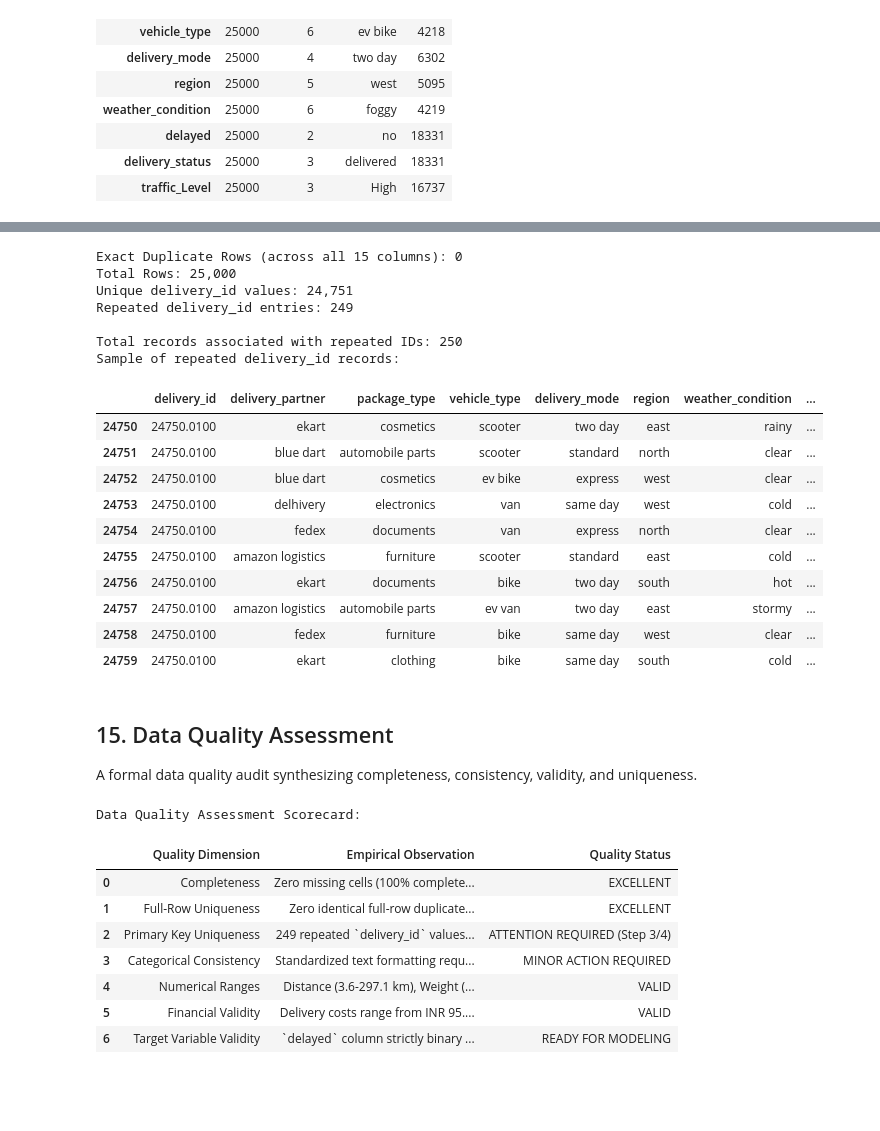
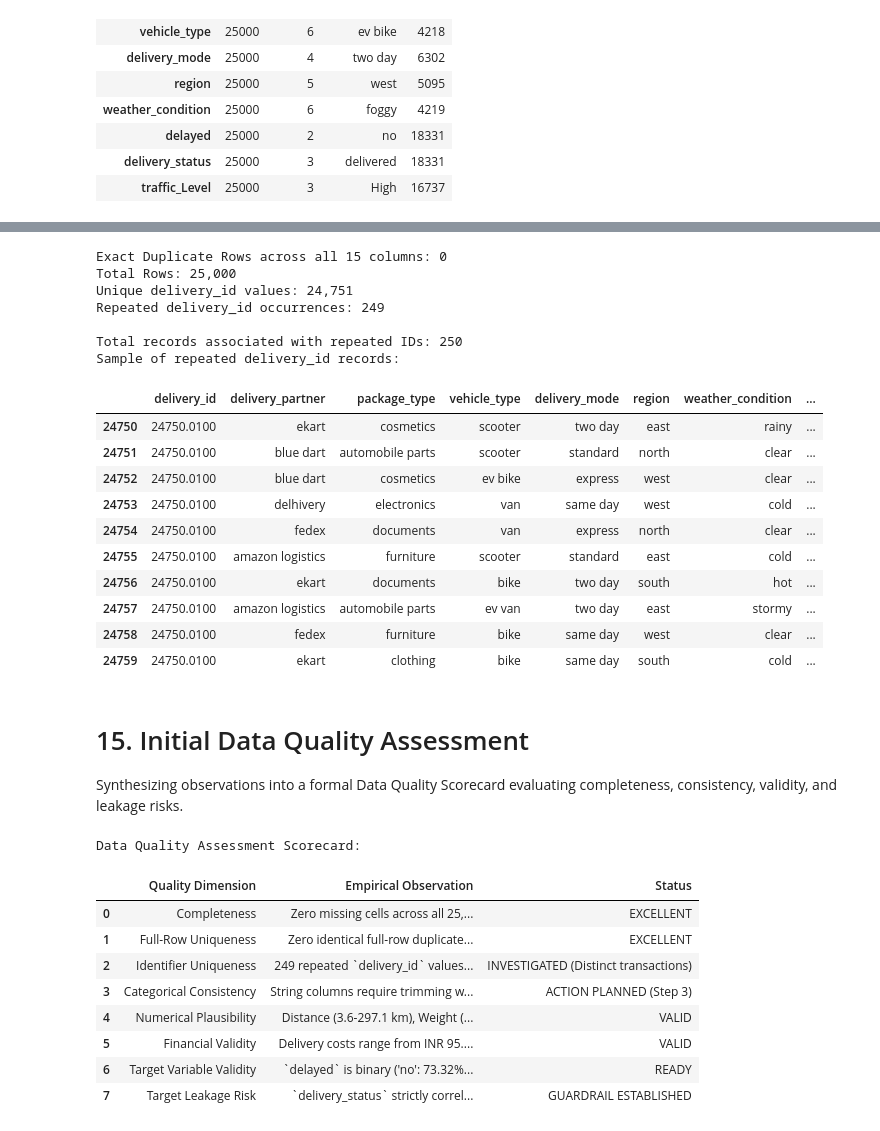
Before and after one commit to madhavanj8148/Logistics-Data-Analytics, a Jupyter notebook: notebooks/Week2_Data_Preprocessing.ipynb, the cells around one changed output, grey strips where cells are left out. Saved outputs shown, nothing was run; the diff lists cells and outputs as text; code cells hidden in the pictures; blank space fills up the shorter version.

```diff
--- a/notebooks/Week2_Data_Preprocessing.ipynb
+++ b/notebooks/Week2_Data_Preprocessing.ipynb
@@ -372,17 +374,17 @@ Auditing both full-row identical duplicates and investigating the 249 repeated `
 # %%
-# 14. Duplicate Records Analysis
-# Check 1: Exact full-row duplicates across all 15 columns
+# 14. Duplicate Identification
+# Check 1: Exact identical rows across all 15 columns
 exact_duplicates = df.duplicated().sum()
-print(f"Exact Duplicate Rows (across all 15 columns): {exact_duplicates}")
+print(f"Exact Duplicate Rows across all 15 columns: {exact_duplicates}")
 
-# Check 2: Repeated delivery_id occurrences
+# Check 2: Repeated delivery_id values
 repeated_ids = df['delivery_id'].duplicated().sum()
 unique_ids = df['delivery_id'].nunique()
 print(f"Total Rows: {len(df):,}")
 print(f"Unique delivery_id values: {unique_ids:,}")
-print(f"Repeated delivery_id entries: {repeated_ids}")
+print(f"Repeated delivery_id occurrences: {repeated_ids}")
 
-# Deep-dive inspection into repeated delivery_id records
+# Deep-dive inspection of repeated delivery_id records
 repeated_mask = df['delivery_id'].duplicated(keep=False)
 repeated_records = df[repeated_mask].sort_values('delivery_id')
 
@@ -390,10 +392,10 @@ print(f"\nTotal records associated with repeated IDs: {len(repeated_records)}")
 print("Sample of repeated delivery_id records:")
 display(repeated_records.head(10))
 # %% [output]
-Exact Duplicate Rows (across all 15 columns): 0
+Exact Duplicate Rows across all 15 columns: 0
 Total Rows: 25,000
 Unique delivery_id values: 24,751
-Repeated delivery_id entries: 249
+Repeated delivery_id occurrences: 249
 
 Total records associated with repeated IDs: 250
 Sample of repeated delivery_id records:
@@ -409,30 +411,32 @@ Sample of repeated delivery_id records:
 | 24758 | 24750.0100 | fedex | furniture | bike | same day | west | clear | ... |
 | 24759 | 24750.0100 | ekart | clothing | bike | same day | south | cold | ... |
 # %% [markdown]
-## 15. Data Quality Assessment
-A formal data quality audit synthesizing completeness, consistency, validity, and uniqueness.
+# 15. Initial Data Quality Assessment
+Synthesizing observations into a formal Data Quality Scorecard evaluating completeness, consistency, validity, and leakage risks.
 # %%
-# 15. Comprehensive Data Quality Scorecard
+# 15. Initial Data Quality Assessment Scorecard
 quality_checks = [
-    ("Completeness", "Zero missing cells (100% complete across all 25,000 records)", "EXCELLENT"),
-    ("Full-Row Uniqueness", "Zero identical full-row duplicates detected", "EXCELLENT"),
-    ("Primary Key Uniqueness", "249 repeated `delivery_id` values (e.g., 24750.01) present", "ATTENTION REQUIRED (Step 3/4)"),
-    ("Categorical Consistency", "Standardized text formatting required (stripping whitespace, lowercasing)", "MINOR ACTION REQUIRED"),
-    ("Numerical Ranges", "Distance (3.6-297.1 km), Weight (0.67-49.52 kg), Time (0.35-9.99 hrs) are plausible", "VALID"),
+    ("Completeness", "Zero missing cells across all 25,000 records (100% complete)", "EXCELLENT"),
+    ("Full-Row Uniqueness", "Zero identical full-row duplicates across all 15 features", "EXCELLENT"),
+    ("Identifier Uniqueness", "249 repeated `delivery_id` values (fractional IDs like 24750.01)", "INVESTIGATED (Distinct transactions)"),
+    ("Categorical Consistency", "String columns require trimming whitespace and lowercasing in Step 3", "ACTION PLANNED (Step 3)"),
+    ("Numerical Plausibility", "Distance (3.6-297.1 km), Weight (0.67-49.52 kg), Time (0.35-9.99 hrs) are valid", "VALID"),
     ("Financial Validity", "Delivery costs range from INR 95.67 to INR 1,632.72 with positive values", "VALID"),
-    ("Target Variable Validity", "`delayed` column strictly binary ('no': 73.32%, 'yes': 26.68%)", "READY FOR MODELING")
+    ("Target Variable Validity", "`delayed` is binary ('no': 73.32%, 'yes': 26.68%), suitable for classification", "READY"),
+    ("Target Leakage Risk", "`delivery_status` strictly correlates with `delayed` (must exclude at dispatch)", "GUARDRAIL ESTABLISHED")
 ]
 
-quality_df = pd.DataFrame(quality_checks, columns=["Quality Dimension", "Empirical Observation", "Quality Status"])
+quality_df = pd.DataFrame(quality_checks, columns=["Quality Dimension", "Empirical Observation", "Status"])
 print("Data Quality Assessment Scorecard:")
 display(quality_df)
 # %% [output]
 Data Quality Assessment Scorecard:
-|  | Quality Dimension | Empirical Observation | Quality Status |
-| 0 | Completeness | Zero missing cells (100% complete... | EXCELLENT |
+|  | Quality Dimension | Empirical Observation | Status |
+| 0 | Completeness | Zero missing cells across all 25,... | EXCELLENT |
 | 1 | Full-Row Uniqueness | Zero identical full-row duplicate... | EXCELLENT |
-| 2 | Primary Key Uniqueness | 249 repeated `delivery_id` values... | ATTENTION REQUIRED (Step 3/4) |
-| 3 | Categorical Consistency | Standardized text formatting requ... | MINOR ACTION REQUIRED |
-| 4 | Numerical Ranges | Distance (3.6-297.1 km), Weight (... | VALID |
+| 2 | Identifier Uniqueness | 249 repeated `delivery_id` values... | INVESTIGATED (Distinct transactions) |
+| 3 | Categorical Consistency | String columns require trimming w... | ACTION PLANNED (Step 3) |
+| 4 | Numerical Plausibility | Distance (3.6-297.1 km), Weight (... | VALID |
 | 5 | Financial Validity | Delivery costs range from INR 95.... | VALID |
-| 6 | Target Variable Validity | `delayed` column strictly binary ... | READY FOR MODELING |
+| 6 | Target Variable Validity | `delayed` is binary ('no': 73.32%... | READY |
+| 7 | Target Leakage Risk | `delivery_status` strictly correl... | GUARDRAIL ESTABLISHED |
```
Also changed, not shown: parts of 47 cells of this notebook, 4 other files.
